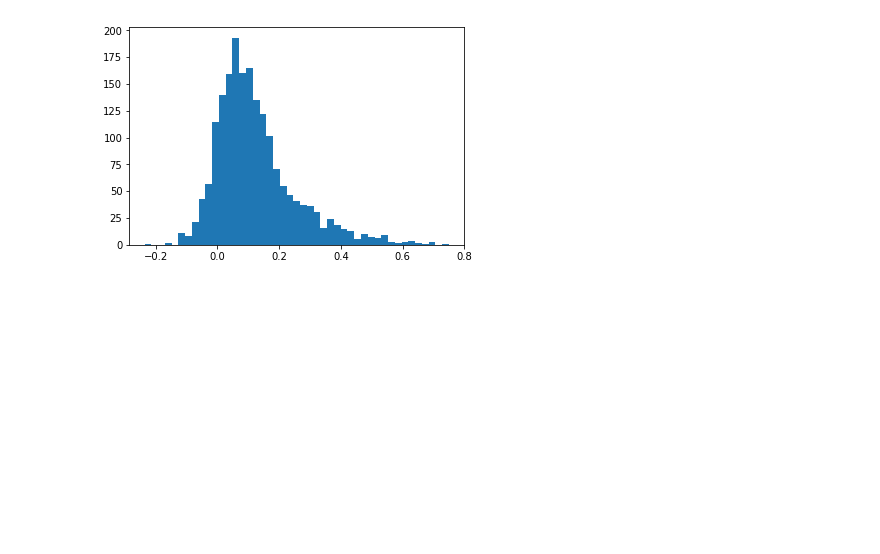
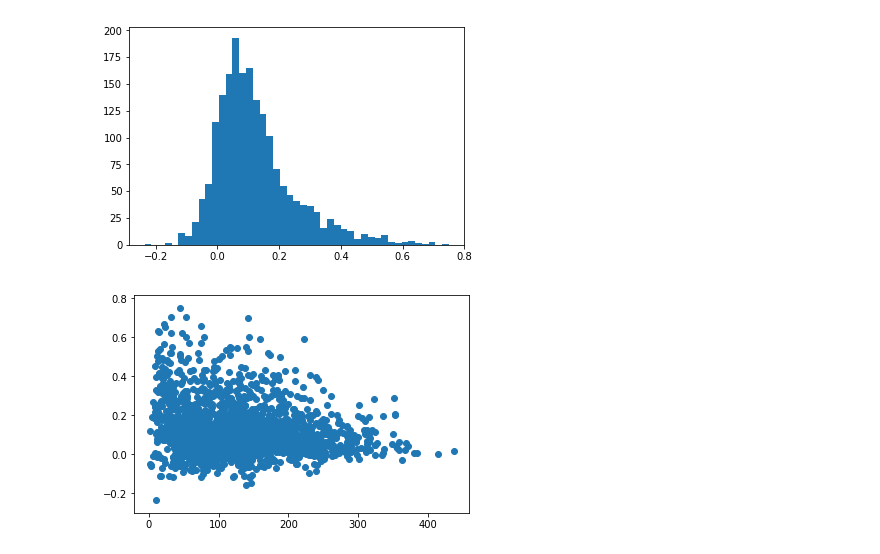
Before and after one commit to santiagochacin/post_cmfe_analysis, a Jupyter notebook: open_field_cnmfe_analysis_jjm.ipynb, the cells around one changed output. Cells and saved outputs as stored; diff of their text form; code cells hidden in the pictures; blank space fills up the shorter version.

```diff
--- a/open_field_cnmfe_analysis_jjm.ipynb
+++ b/open_field_cnmfe_analysis_jjm.ipynb
@@ -145,4 +140,5 @@ for pair in itertools.combinations(range(num_neurons),2):
     #pairwise correlation coefficient
     r = stats.pearsonr(results['C'][pair[0]], results['C'][pair[1]])[0]
     #euclidian distance
-    pairwise[pair] = r
+    distance = dist.euclidean(coordinates[pair[0]]['CoM'], coordinates[pair[1]]['CoM'])
+    pairwise[pair] = (r, distance)
@@ -151,3 +149,6 @@ r_coeffs = np.array(list(pairwise.values()))
+# %%
+r_coeffs = [pairwise[pair][0] for pair in list(pairwise.keys())]
+distance = [pairwise[pair][1] for pair in list(pairwise.keys())]
 # %%
 hist_, bin_edges_ = np.histogram(r_coeffs, bins='auto')
 plt.hist(r_coeffs, bins='auto')
@@ -158,0 +158,5 @@ num_neurons
+# %%
+plt.scatter(distance, r_coeffs)
+plt.show()
+# %% [output]
+[figure, added]
```
Also changed, not shown: parts of 12 cells of this notebook, 3 other files.
